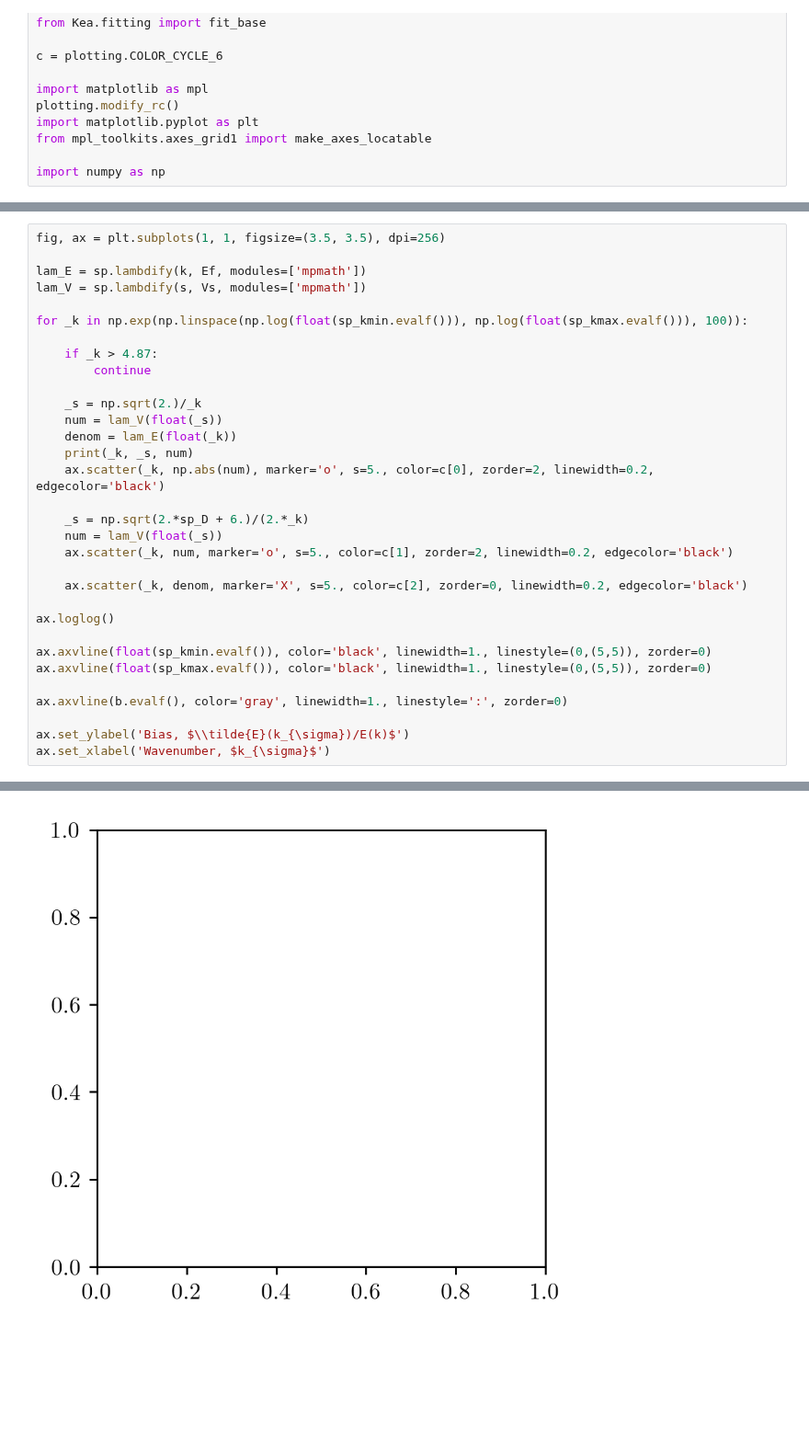
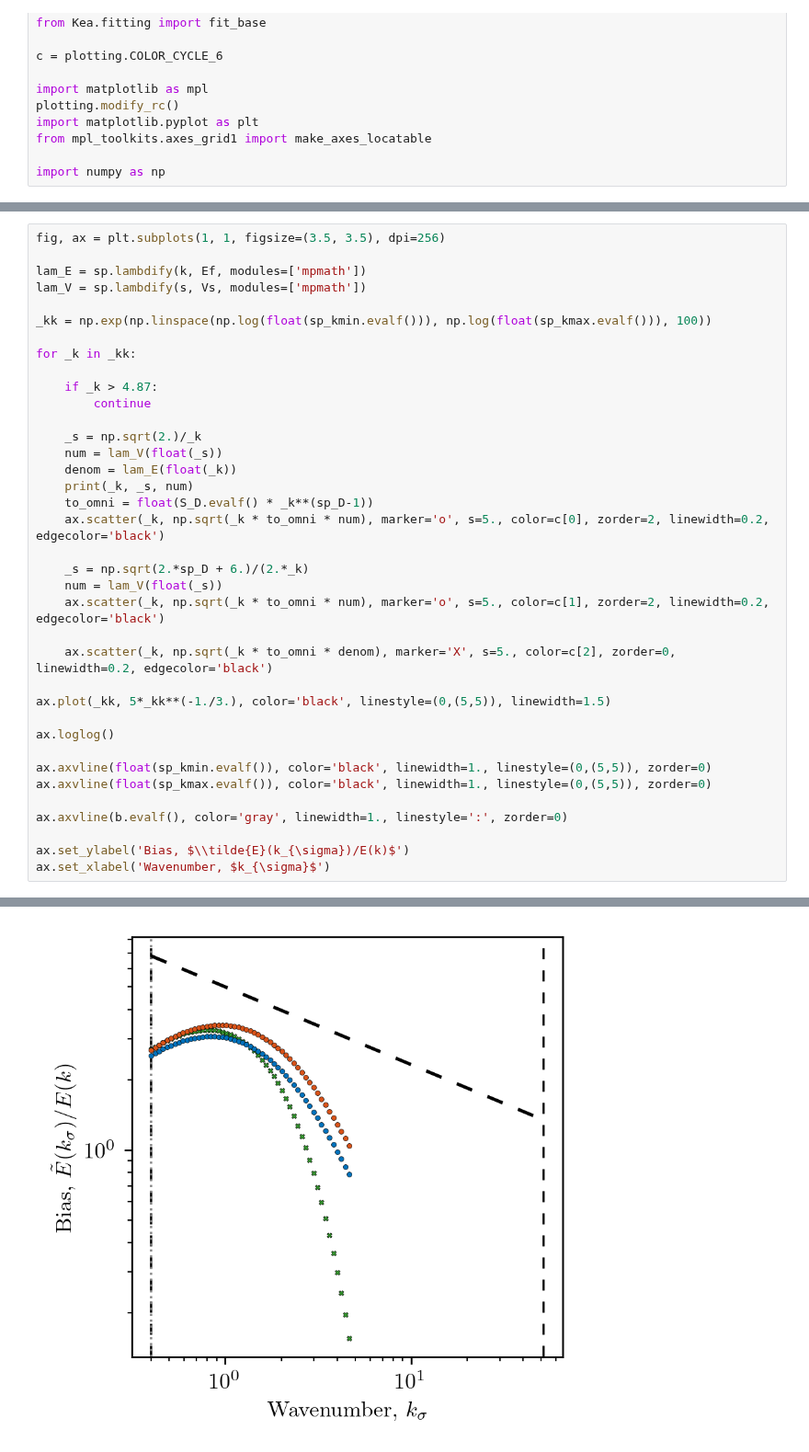
Before and after one commit to mab68/Kea, a Jupyter notebook: example_notebooks/analytical/arevalo_exp_only.ipynb, the cells around one changed output, grey strips where cells are left out. Shown at 92% size. Saved outputs shown, nothing was run; the diff lists cells and outputs as text; blank space fills up the shorter version.

```diff
--- a/example_notebooks/analytical/arevalo_exp_only.ipynb
+++ b/example_notebooks/analytical/arevalo_exp_only.ipynb
@@ -71,7 +74,9 @@ fig, ax = plt.subplots(1, 1, figsize=(3.5, 3.5), dpi=256)
 lam_E = sp.lambdify(k, Ef, modules=['mpmath'])
 lam_V = sp.lambdify(s, Vs, modules=['mpmath'])
 
-for _k in np.exp(np.linspace(np.log(float(sp_kmin.evalf())), np.log(float(sp_kmax.evalf())), 100)):
+_kk = np.exp(np.linspace(np.log(float(sp_kmin.evalf())), np.log(float(sp_kmax.evalf())), 100))
+
+for _k in _kk:
 
     if _k > 4.87:
         continue
@@ -80,13 +85,16 @@ for _k in np.exp(np.linspace(np.log(float(sp_kmin.evalf())), np.log(float(sp_kma
     num = lam_V(float(_s))
     denom = lam_E(float(_k))
     print(_k, _s, num)
-    ax.scatter(_k, np.abs(num), marker='o', s=5., color=c[0], zorder=2, linewidth=0.2, edgecolor='black')
+    to_omni = float(S_D.evalf() * _k**(sp_D-1))
+    ax.scatter(_k, np.sqrt(_k * to_omni * num), marker='o', s=5., color=c[0], zorder=2, linewidth=0.2, edgecolor='black')
 
     _s = np.sqrt(2.*sp_D + 6.)/(2.*_k)
     num = lam_V(float(_s))
-    ax.scatter(_k, num, marker='o', s=5., color=c[1], zorder=2, linewidth=0.2, edgecolor='black')
+    ax.scatter(_k, np.sqrt(_k * to_omni * num), marker='o', s=5., color=c[1], zorder=2, linewidth=0.2, edgecolor='black')
 
-    ax.scatter(_k, denom, marker='X', s=5., color=c[2], zorder=0, linewidth=0.2, edgecolor='black')
+    ax.scatter(_k, np.sqrt(_k * to_omni * denom), marker='X', s=5., color=c[2], zorder=0, linewidth=0.2, edgecolor='black')
+
+ax.plot(_kk, 5*_kk**(-1./3.), color='black', linestyle=(0,(5,5)), linewidth=1.5)
 
 ax.loglog()
 
@@ -102 +127 @@ NameError: name 'exp_polar' is not defined
-[figure, old version]
+[figure, new version]
```
Also changed, not shown: parts of 3 cells of this notebook, 2 other files.
